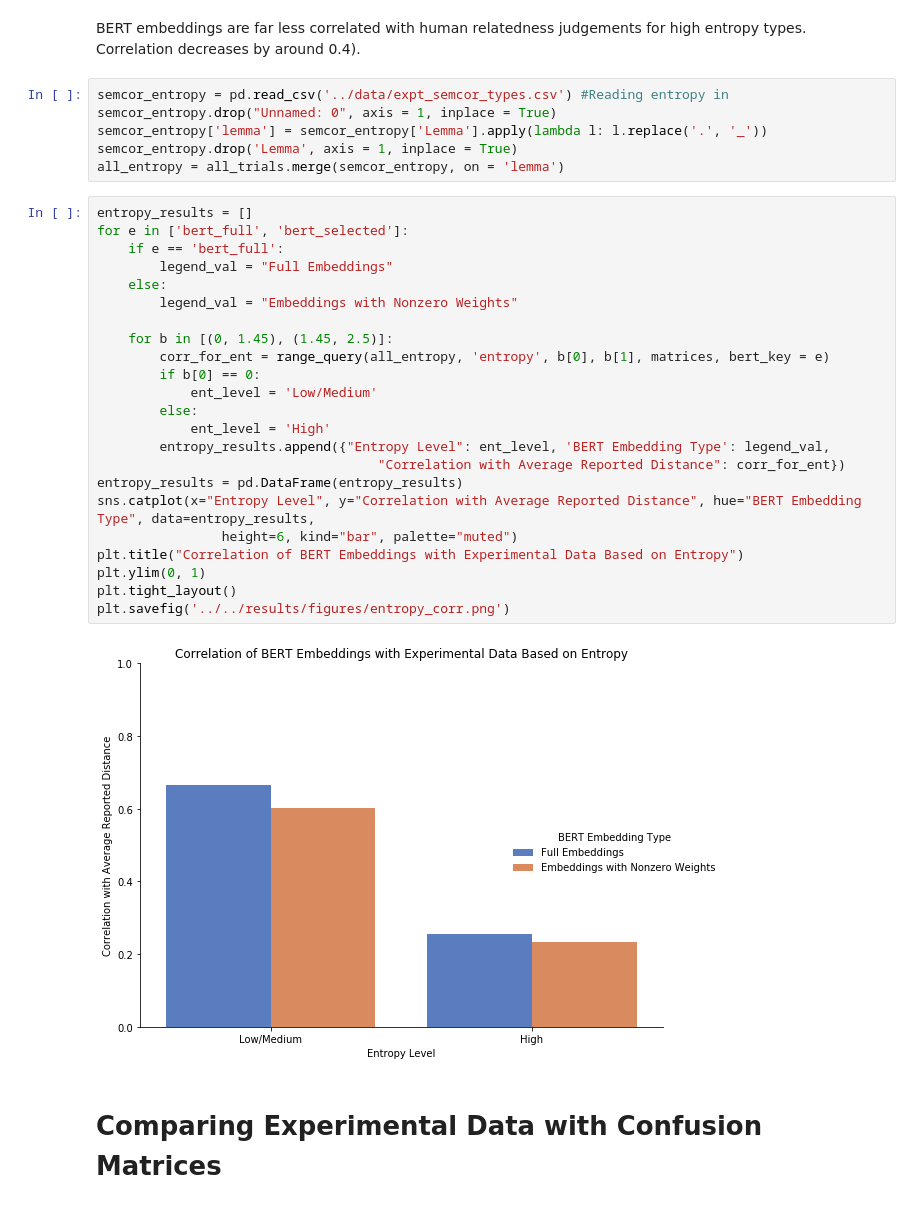
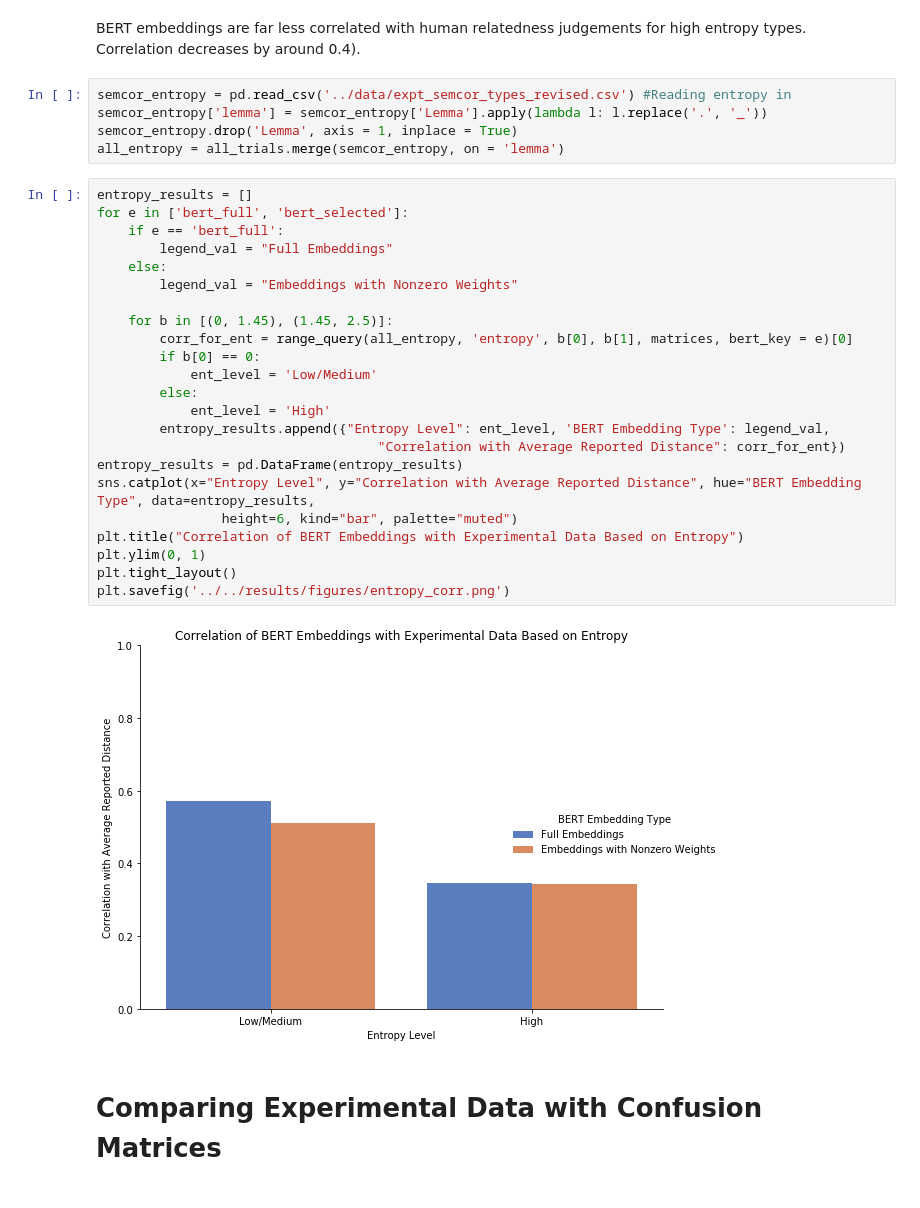
Before and after one commit to sathvikn/bert-wordsense, a Jupyter notebook: codebase/notebooks/comparing-expt-data.ipynb, the cells around one changed output. Cells and saved outputs as stored; diff of their text form.

Commit message:
re-run with new entropy computations

```diff
--- a/codebase/notebooks/comparing-expt-data.ipynb
+++ b/codebase/notebooks/comparing-expt-data.ipynb
@@ -126,36 +120,35 @@ plt.savefig('../../results/figures/num_senses_corr.png')
 # %% [markdown]
 BERT embeddings are far less correlated with human relatedness judgements for high entropy types. Correlation decreases by around 0.4).
 # %%
-semcor_entropy = pd.read_csv('../data/expt_semcor_types.csv') #Reading entropy in
-semcor_entropy.drop("Unnamed: 0", axis = 1, inplace = True)
+semcor_entropy = pd.read_csv('../data/expt_semcor_types_revised.csv') #Reading entropy in
 semcor_entropy['lemma'] = semcor_entropy['Lemma'].apply(lambda l: l.replace('.', '_'))
 semcor_entropy.drop('Lemma', axis = 1, inplace = True)
 all_entropy = all_trials.merge(semcor_entropy, on = 'lemma')
 # %%
 entropy_results = []
 for e in ['bert_full', 'bert_selected']:
     if e == 'bert_full':
         legend_val = "Full Embeddings"
     else:
         legend_val = "Embeddings with Nonzero Weights"
 
     for b in [(0, 1.45), (1.45, 2.5)]:
-        corr_for_ent = range_query(all_entropy, 'entropy', b[0], b[1], matrices, bert_key = e)
+        corr_for_ent = range_query(all_entropy, 'entropy', b[0], b[1], matrices, bert_key = e)[0]
         if b[0] == 0:
             ent_level = 'Low/Medium'
         else:
             ent_level = 'High'
         entropy_results.append({"Entropy Level": ent_level, 'BERT Embedding Type': legend_val,
                                     "Correlation with Average Reported Distance": corr_for_ent})
 entropy_results = pd.DataFrame(entropy_results)
 sns.catplot(x="Entropy Level", y="Correlation with Average Reported Distance", hue="BERT Embedding Type", data=entropy_results,
                 height=6, kind="bar", palette="muted")
 plt.title("Correlation of BERT Embeddings with Experimental Data Based on Entropy")
 plt.ylim(0, 1)
 plt.tight_layout()
 plt.savefig('../../results/figures/entropy_corr.png')
 # %% [output]
-[figure, old version]
+[figure, new version]
 # %% [markdown]
 # Comparing Experimental Data with Confusion Matrices
 # %%
```
Also changed, not shown: parts of 5 cells of this notebook.
